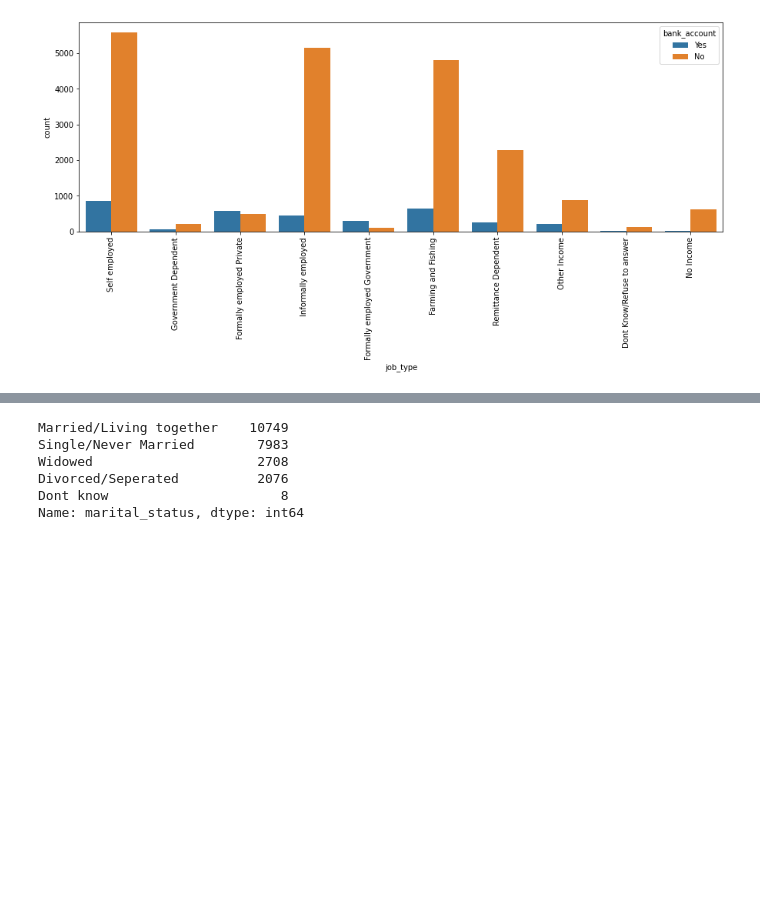
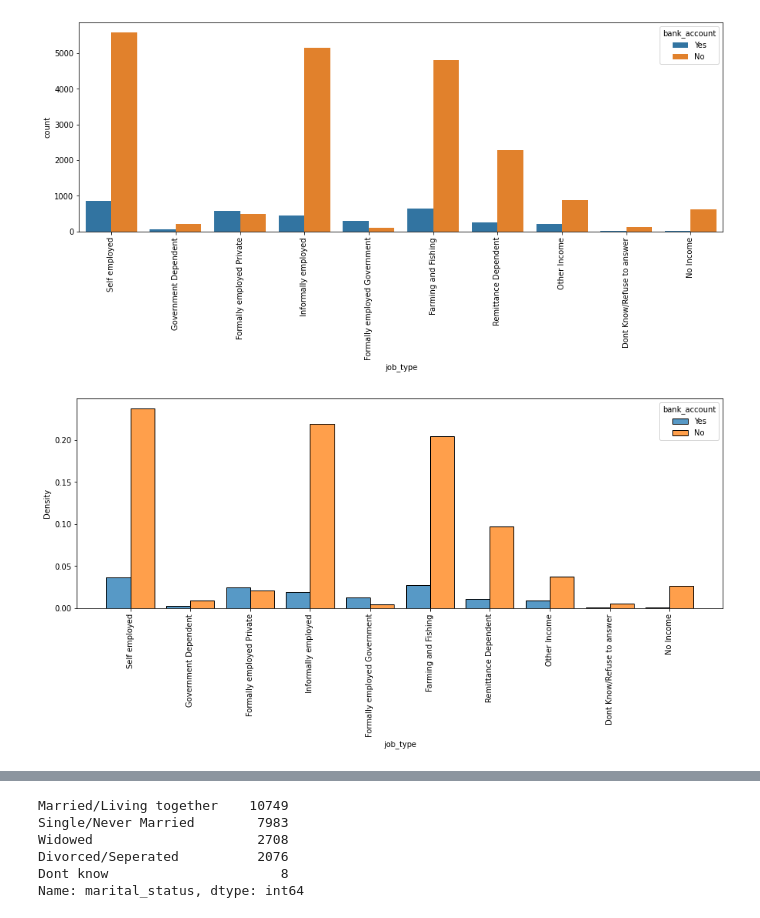
Before and after one commit to Leee-P/ML_project_2, a Jupyter notebook: Leon_workspace.ipynb, the cells around one changed output, grey strips where cells are left out. Cells and saved outputs as stored; diff of their text form; code cells hidden in the pictures; blank space fills up the shorter version.

```diff
--- a/Leon_workspace.ipynb
+++ b/Leon_workspace.ipynb
@@ -132,3 +147,10 @@ fig = sns.countplot(x='job_type',data=df,hue='bank_account')
 plt.xticks(rotation=90);
 # %% [output]
 [figure]
+# %%
+plt.figure(figsize=(15,5))
+fig = sns.histplot(x = df['job_type'], hue=df['bank_account'], multiple="dodge",
+                  stat = 'density', shrink = 0.8, common_norm=True)
+plt.xticks(rotation=90);
+# %% [output]
+[figure, added]
```
Also changed, not shown: parts of 11 cells of this notebook.
